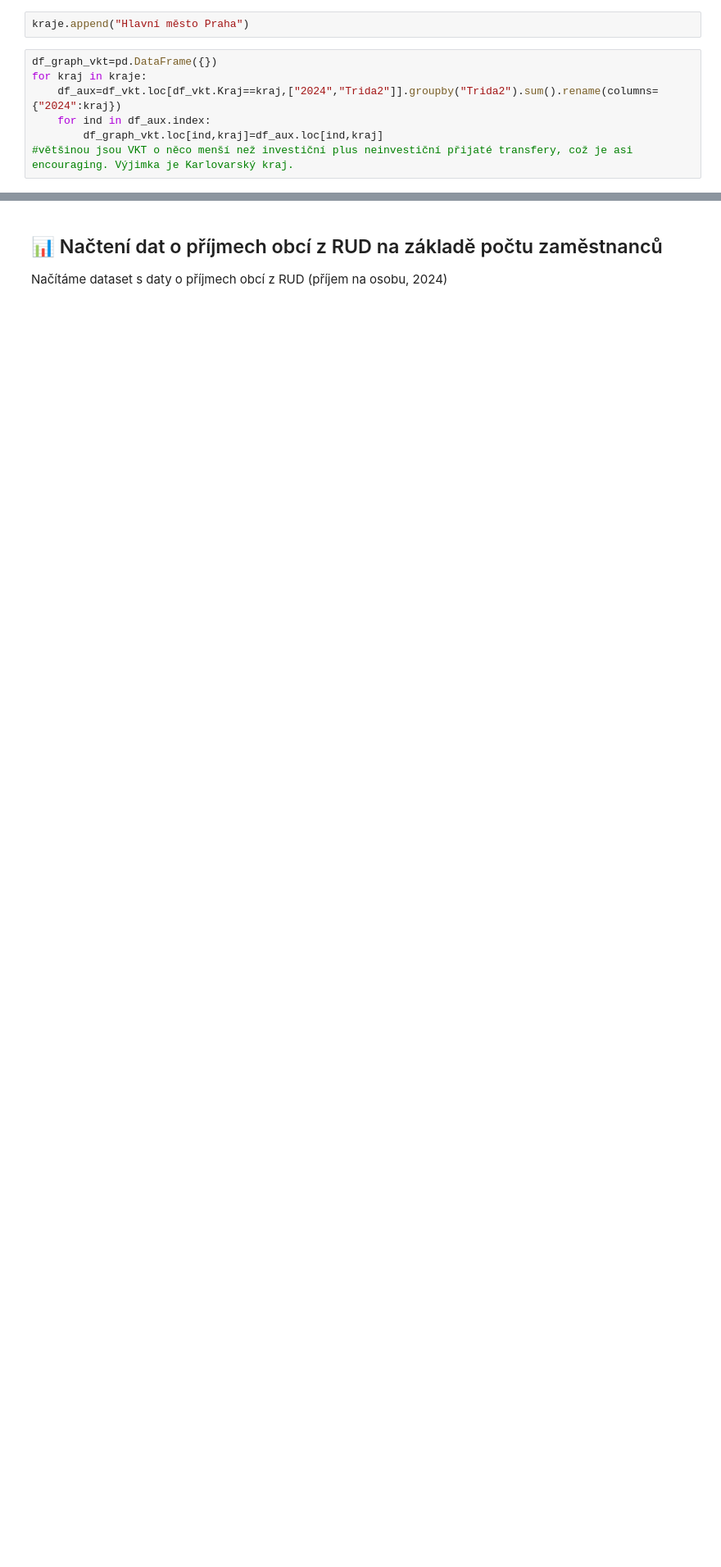
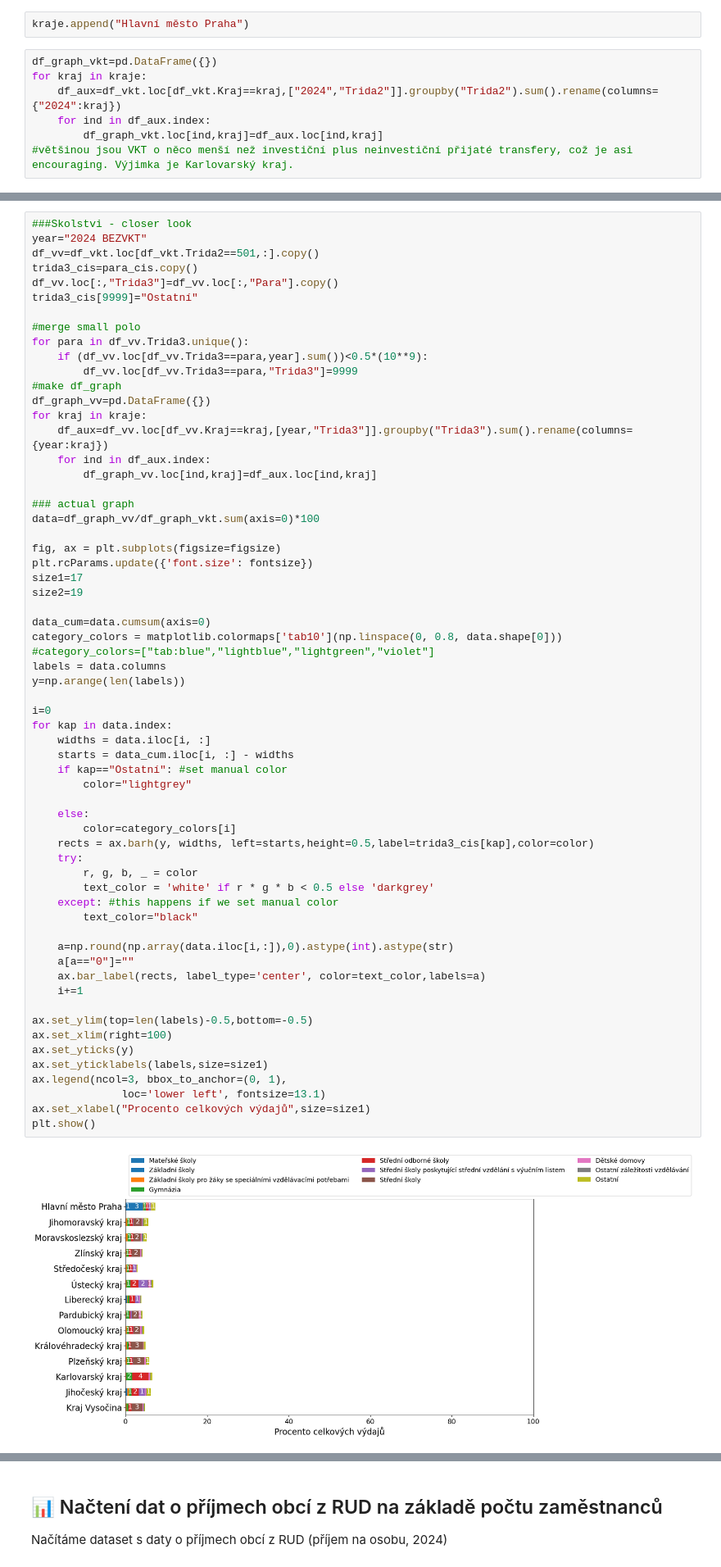
Before and after one commit to KrystofVVV/kraje_RUD, a Jupyter notebook: Kraje 2025.ipynb, the cells around one changed output, grey strips where cells are left out. Shown at 82% size. Cells and saved outputs as stored; diff of their text form; blank space fills up the shorter version.

Commit message:
added graphs regading RUD/kraj/obyvatel

```diff
--- a/Kraje 2025.ipynb
+++ b/Kraje 2025.ipynb
@@ -1321,3 +1321,67 @@ data.rename(index=trida2_cis).to_excel(f"graphs/graf_A6b.xlsx")
 plt.show() #Vysočina má miliardu a půl v "ostatních" (r. 2022; položka i paragraf). U Prahy je to 5 p.b. svoz odpadů a policie (věci, co dělá město)
 # %% [output]
 [figure]
+# %%
+###Skolstvi - closer look
+year="2024 BEZVKT"
+df_vv=df_vkt.loc[df_vkt.Trida2==501,:].copy()
+trida3_cis=para_cis.copy()
+df_vv.loc[:,"Trida3"]=df_vv.loc[:,"Para"].copy()
+trida3_cis[9999]="Ostatní"
+
+#merge small polo
+for para in df_vv.Trida3.unique():
+    if (df_vv.loc[df_vv.Trida3==para,year].sum())<0.5*(10**9):
+        df_vv.loc[df_vv.Trida3==para,"Trida3"]=9999
+#make df_graph
+df_graph_vv=pd.DataFrame({})
+for kraj in kraje:
+    df_aux=df_vv.loc[df_vv.Kraj==kraj,[year,"Trida3"]].groupby("Trida3").sum().rename(columns={year:kraj})
+    for ind in df_aux.index:
+        df_graph_vv.loc[ind,kraj]=df_aux.loc[ind,kraj]
+
+### actual graph
+data=df_graph_vv/df_graph_vkt.sum(axis=0)*100
+
+fig, ax = plt.subplots(figsize=figsize)
+plt.rcParams.update({'font.size': fontsize})
+size1=17
+size2=19
+
+data_cum=data.cumsum(axis=0)
+category_colors = matplotlib.colormaps['tab10'](np.linspace(0, 0.8, data.shape[0]))
+#category_colors=["tab:blue","lightblue","lightgreen","violet"]
+labels = data.columns
+y=np.arange(len(labels))
+
+i=0
+for kap in data.index:
+    widths = data.iloc[i, :]
+    starts = data_cum.iloc[i, :] - widths
+    if kap=="Ostatní": #set manual color
+        color="lightgrey"
+
+    else:
+        color=category_colors[i]
+    rects = ax.barh(y, widths, left=starts,height=0.5,label=trida3_cis[kap],color=color)
+    try:
+        r, g, b, _ = color
+        text_color = 'white' if r * g * b < 0.5 else 'darkgrey'
+    except: #this happens if we set manual color
+        text_color="black"
+
+    a=np.round(np.array(data.iloc[i,:]),0).astype(int).astype(str)
+    a[a=="0"]=""
+    ax.bar_label(rects, label_type='center', color=text_color,labels=a)
+    i+=1
+
+ax.set_ylim(top=len(labels)-0.5,bottom=-0.5)
+ax.set_xlim(right=100)
+ax.set_yticks(y)
+ax.set_yticklabels(labels,size=size1)
+ax.legend(ncol=3, bbox_to_anchor=(0, 1),
+              loc='lower left', fontsize=13.1)
+ax.set_xlabel("Procento celkových výdajů",size=size1)
+plt.show()
+# %% [output]
+[figure, added]
```
Also changed, not shown: parts of 31 cells of this notebook, 21 other files.
